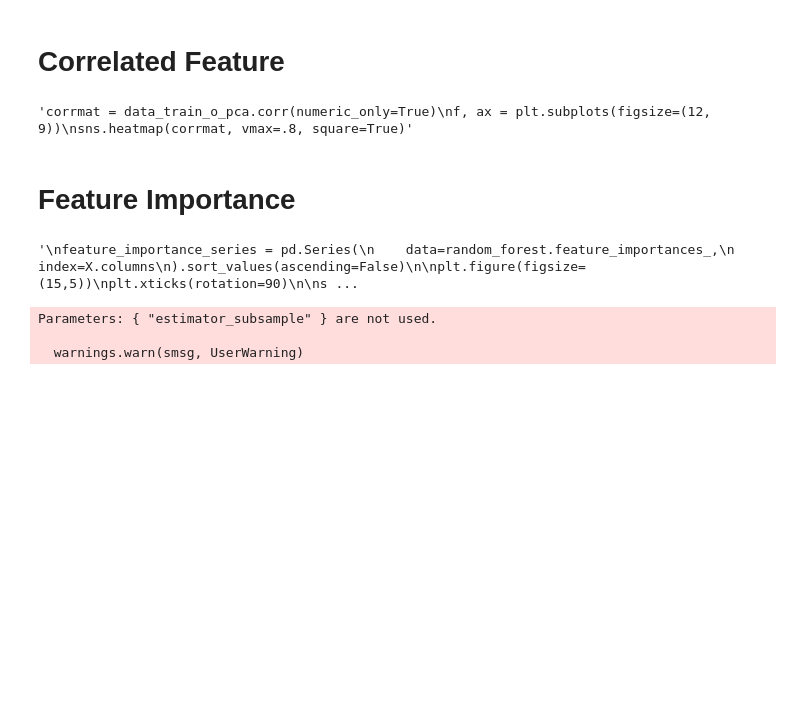
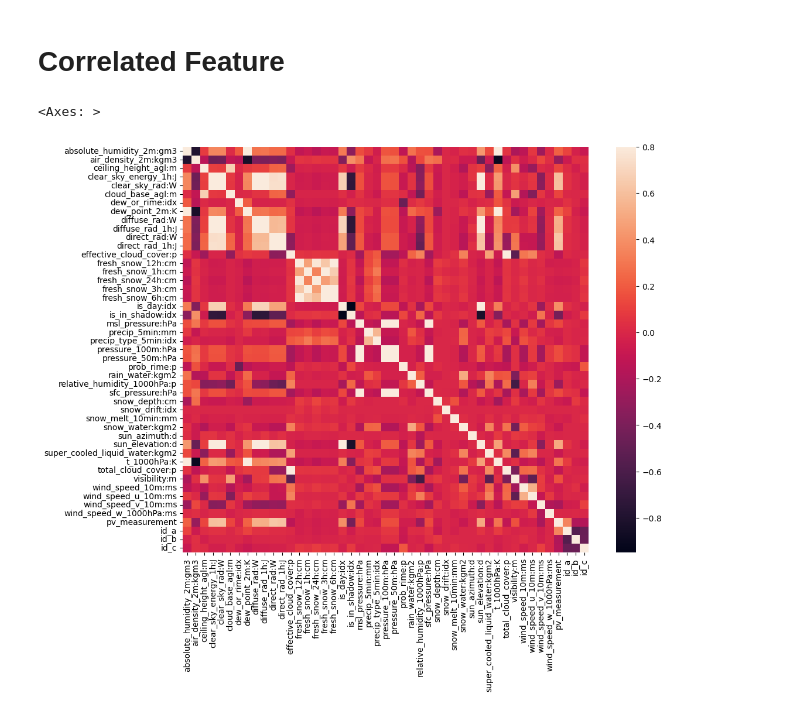
Before and after one commit to CristianoGambirasio/MLProjectNTNU, a Jupyter notebook: new_preprocessing.ipynb, the cells around one changed output. Drawn from its saved outputs; the diff is of its cells as text; code cells hidden in the pictures; blank space fills up the shorter version.

```diff
--- a/new_preprocessing.ipynb
+++ b/new_preprocessing.ipynb
@@ -207,8 +197,7 @@ for group, name, n in zip(all_groups, all_groups_names, n_pca):
 # %%
-"""corrmat = data_train_o_pca.corr(numeric_only=True)
+corrmat = data_train_o.corr(numeric_only=True)
 f, ax = plt.subplots(figsize=(12, 9))
-sns.heatmap(corrmat, vmax=.8, square=True)"""
+sns.heatmap(corrmat, vmax=.8, square=True)
 # %% [output]
-'corrmat = data_train_o_pca.corr(numeric_only=True)\nf, ax = plt.subplots(figsize=(12, 9))\nsns.heatmap(corrmat, vmax=.8, square=True)'
+<Axes: >
+[figure, added]
-# %% [markdown]
-# Feature Importance
@@ -222,16 +203,0 @@ sns.heatmap(corrmat, vmax=.8, square=True)"""
-# %%
-"""
-feature_importance_series = pd.Series(
-    data=random_forest.feature_importances_,
-    index=X.columns
-).sort_values(ascending=False)
-
-plt.figure(figsize=(15,5))
-plt.xticks(rotation=90)
-
-sns.barplot(
-    x=feature_importance_series.index,
-    y=feature_importance_series.values
-)"""
-# %% [output]
-'\nfeature_importance_series = pd.Series(\n    data=random_forest.feature_importances_,\n    index=X.columns\n).sort_values(ascending=False)\n\nplt.figure(figsize=(15,5))\nplt.xticks(rotation=90)\n\ns ...
@@ -250,36 +203,0 @@ X = pd.get_dummies(X, columns=['building_id'], prefix=['id'],dtype=int)
-# %%
-#X_train_xgb = X[:57418]
-#y_train_xgb = y[:57418]
-
-#X_test_xgb = X[57418:]
-#y_test_xgb = y[57418:]
-from sklearn.impute import SimpleImputer
-from sklearn.preprocessing import OneHotEncoder, StandardScaler
-from sklearn.pipeline import Pipeline
-from sklearn.compose import ColumnTransformer
-
-parameters = {
-    #'estimator__n_estimators': Integer(50, 500),
-    'estimator__max_depth': [10],
-    'estimator__learning_rate': [0.01],
-    'estimator__subsample': [0.9],
-    'estimator__colsample_bytree': [0.5],
-    'estimator__gamma': [4.7],
-    'estimator__reg_alpha': [4.1],
-    'estimator__reg_lambda': [3],
-}
-
-model1 = xgboost.XGBRegressor(n_estimators = 450,
-                              max_depth = 10,
-                              learning_rate = 0.01,
-                              estimator_subsample = 0.9,
-                              colsample_bytree = 0.5,
-                              gamma = 4.7,
-                              reg_alpha = 4.1,
-                              reg_lambda = 3)
-
-model1.fit(X,y, verbose=True)
-# %% [output]
-Parameters: { "estimator_subsample" } are not used.
-
-  warnings.warn(smsg, UserWarning)
```
Also changed, not shown: parts of 12 cells of this notebook, 10 other files.
